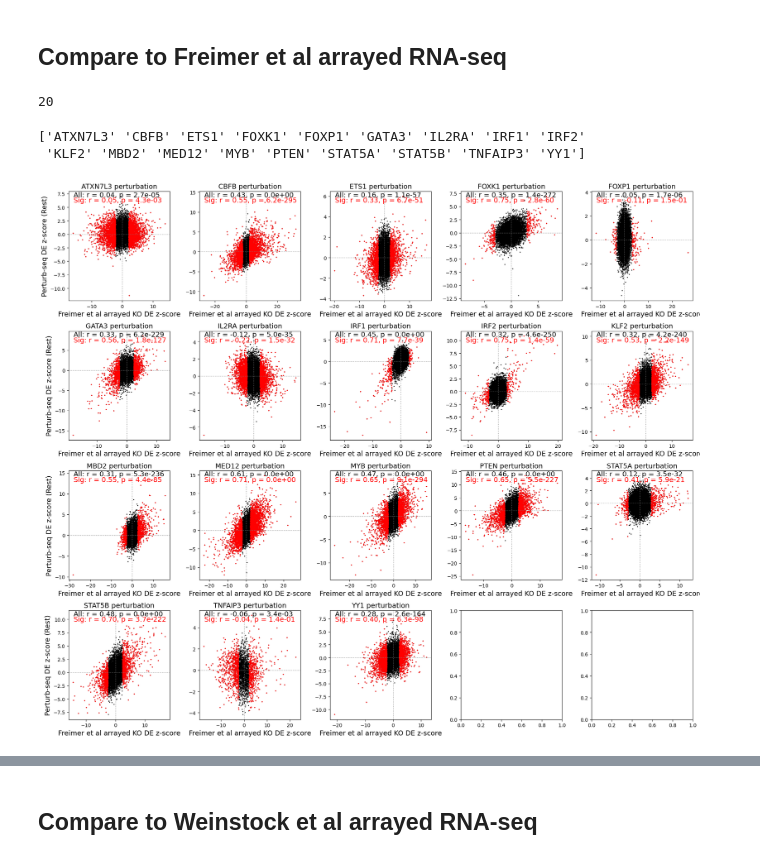
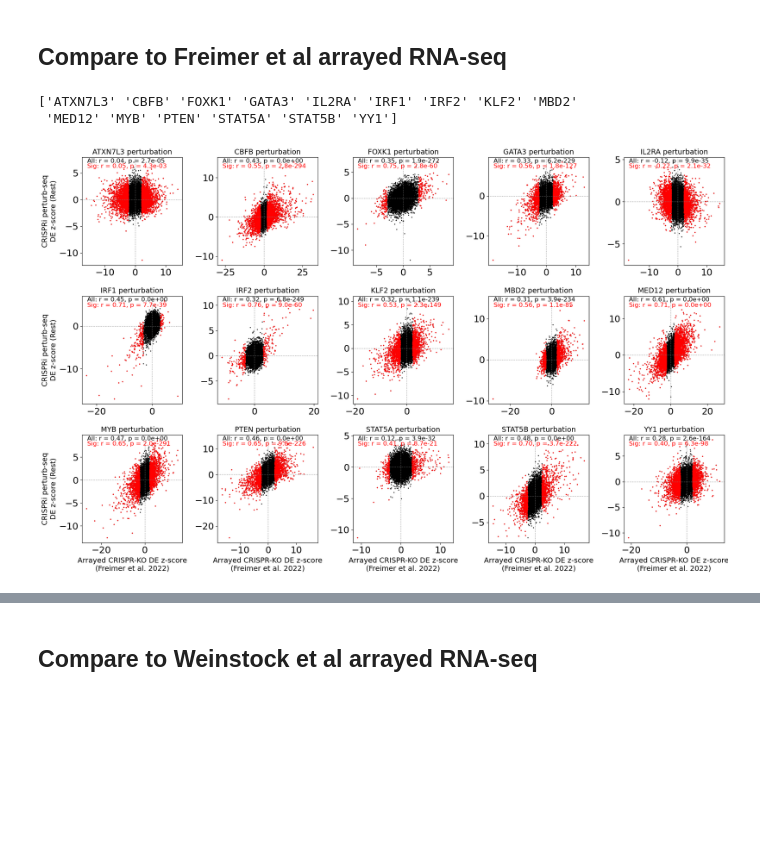
Before and after one commit to emdann/GWT_perturbseq_analysis_2025, a Jupyter notebook: src/3_DE_analysis/ArrayedRNAseq_comparison.ipynb, the cells around one changed output, grey strips where cells are left out. Saved outputs shown, nothing was run; the diff lists cells and outputs as text; code cells hidden in the pictures; blank space fills up the shorter version.

Commit message:
updated Arrayed RNA-seq comparison

```diff
--- a/src/3_DE_analysis/ArrayedRNAseq_comparison.ipynb
+++ b/src/3_DE_analysis/ArrayedRNAseq_comparison.ipynb
@@ -187,8 +187,7 @@ ENSG00000210196  0.99856
 # %% [markdown]
 ## Read best Perturb-seq DE results
 # %%
-adata_de_wdonor = sc.read_h5ad(datadir + f'/DE_results_all_confounders/{experiment_name}.merged_DE_results.h5ad')
-adata_de = adata_de_wdonor[adata_de_wdonor.obs.culture_condition=='Rest'].copy()
+adata_de = sc.read_h5ad(datadir + f'/DE_results_all_confounders/{experiment_name}.merged_DE_results.h5ad')
 # Annotate zscore
 adata_de.layers['zscore'] = adata_de.layers['log_fc'] / adata_de.layers['lfcSE']
 adata_de.obs['target_contrast'].nunique()
@@ -197,3 +212,12 @@ adata_de.obs['target_contrast'].nunique()
+# %%
+# Match condition
+adata_de = adata_de[adata_de.obs['culture_condition'] == 'Rest'].copy()
+# %%
+# Filter targets with significant KD of the gene
+de_stats = pd.read_csv(f'{datadir}/DE_results_all_confounders/DE_summary_stats_per_target.csv', index_col=0)
+de_stats = de_stats[de_stats['condition'] == 'Rest'].copy()
+ontarget_effect_targets = de_stats[de_stats['ontarget_significant']].target_name.tolist()
+adata_de = adata_de[adata_de.obs['target_contrast_gene_name'].isin(ontarget_effect)].copy()
 # %% [markdown]
 ## Compare to Freimer et al arrayed RNA-seq
 # %%
@@ -204,9 +227,7 @@ common_perturbations = np.intersect1d(adata_freimer.obs.target_gene, adata_de.ob
-# %%
-len(common_perturbations)
-# %% [output]
-20
 # %%
 thre = 0.1 # Significance threshold
+
+common_perturbations = np.intersect1d(adata_freimer.obs.target_gene, adata_de.obs['target_contrast_gene_name'])
 # Only consider perturbations that have >=100 DE genes in either Freimer et al arrayed RNAseq or Perturb-seq dataset
 sig_number = np.zeros(len(common_perturbations))
 for i, g in enumerate(common_perturbations):
@@ -217,20 +238,29 @@ sig_number = sig_number.astype(int)
 common_sig_perturbations = common_perturbations[sig_number>=100]
 print(common_sig_perturbations)
 # %% [output]
-['ATXN7L3' 'CBFB' 'ETS1' 'FOXK1' 'FOXP1' 'GATA3' 'IL2RA' 'IRF1' 'IRF2'
- 'KLF2' 'MBD2' 'MED12' 'MYB' 'PTEN' 'STAT5A' 'STAT5B' 'TNFAIP3' 'YY1']
+['ATXN7L3' 'CBFB' 'FOXK1' 'GATA3' 'IL2RA' 'IRF1' 'IRF2' 'KLF2' 'MBD2'
+ 'MED12' 'MYB' 'PTEN' 'STAT5A' 'STAT5B' 'YY1']
 # %%
 rest_signif_corr_all = np.zeros([len(common_sig_perturbations),2])
 gwt_signif = np.zeros(len(common_sig_perturbations))
 ko_signif = np.zeros(len(common_sig_perturbations))
+
 # Calculate number of rows and columns needed
 n_plots = len(common_sig_perturbations)
 n_cols = 5  # Fixed number of columns
 n_rows = (n_plots + n_cols - 1) // n_cols  # Ceiling division
 
-# Create a figure with subplots arranged in multiple rows
+# Create a figure with only the needed number of subplots
 fig, axes = plt.subplots(n_rows, n_cols, figsize=(19, 4*n_rows))
-axes = axes.flatten()  # Flatten to easily iterate through subplots
+if n_rows == 1:
+    axes = axes.reshape(-1)  # Convert to 1D array if only one row
+else:
+    axes = axes.reshape(-1)  # Convert to 1D array
+
+# Remove extra subplots
+for ax in axes[n_plots:]:
+    ax.remove()
+axes = axes[:n_plots]  # Only keep the needed number of subplots
 
 for i, g in enumerate(common_sig_perturbations):
     # Get data for this perturbation
@@ -254,44 +284,43 @@ for i, g in enumerate(common_sig_perturbations):
     sns.scatterplot(data=concat_df, x='freimer_zscore', y='perturbseq_zscore', s=4, edgecolor='none', color='black', ax=axes[i])
     sns.scatterplot(data=concat_df[concat_df['freimer_signif']<thre],
                     x='freimer_zscore', y='perturbseq_zscore', s=5, edgecolor='none', color='red', ax=axes[i])
-    #sns.scatterplot(data=concat_df[(concat_df['freimer_signif']<thre)|(concat_df['perturbseq_signif']<thre)],
-    #                x='freimer_zscore', y='perturbseq_zscore', s=5, edgecolor='none', color='red', ax=axes[i])
 
     # Add correlation information as text
     axes[i].annotate(f'All: r = {rest_corr:.2f}, p = {rest_pval:.1e}',
-                xy=(0.05, 0.95), xycoords='axes fraction', fontsize=14)
+                xy=(0.05, 0.95), xycoords='axes fraction', fontsize=12)
     if not np.isnan(rest_signif_corr):
         axes[i].annotate(f'Sig: r = {rest_signif_corr:.2f}, p = {rest_signif_pval:.1e}',
-                    xy=(0.05, 0.90), xycoords='axes fraction', fontsize=14, color='red')
+                    xy=(0.05, 0.90), xycoords='axes fraction', fontsize=12, color='red')
 
     # Add dotted lines for x and y axes
     axes[i].axhline(y=0, color='gray', linestyle=':', linewidth=1)
     axes[i].axvline(x=0, color='gray', linestyle=':', linewidth=1)
 
     # Set title and labels
     axes[i].set_title(f'{g} perturbation', fontsize=14)
 
     # Only add y-label for plots in the first column
     if i % n_cols == 0:
-        axes[i].set_ylabel('Perturb-seq DE z-score (Rest)', fontsize=14)
+        axes[i].set_ylabel('CRISPRi perturb-seq\nDE z-score (Rest)', fontsize=14)
     else:
         axes[i].set_ylabel('')
 
-    axes[i].set_xlabel('Freimer et al arrayed KO DE z-score', fontsize=14)
+    # Only add x-label for plots in the bottom row
+    if i >= n_plots - n_cols:
+        axes[i].set_xlabel('Arrayed CRISPR-KO DE z-score\n(Freimer et al. 2022)', fontsize=14)
+    else:
+        axes[i].set_xlabel('')
 
     rest_signif_corr_all[i,0] = rest_signif_corr
     rest_signif_corr_all[i,1] = rest_signif_pval
     gwt_signif[i] = np.sum(concat_df['perturbseq_signif']<thre)
     ko_signif[i] = np.sum(concat_df['freimer_signif']<thre)
 
-# Hide any unused subplots
-for i in range(len(common_perturbations), len(axes)):
-    axes[i].set_visible(False)
-
 plt.tight_layout()
-plt.savefig('results/freimer_et_al_comparison.png')
+plt.savefig('results/freimer_et_al_comparison_scatter.png')
+plt.savefig('results/freimer_et_al_comparison_scatter.pdf')
 
 plt.show()
 # %% [output]
-[figure, old version]
+[figure, new version]
 # %%
```
Also changed, not shown: parts of 23 cells of this notebook.
